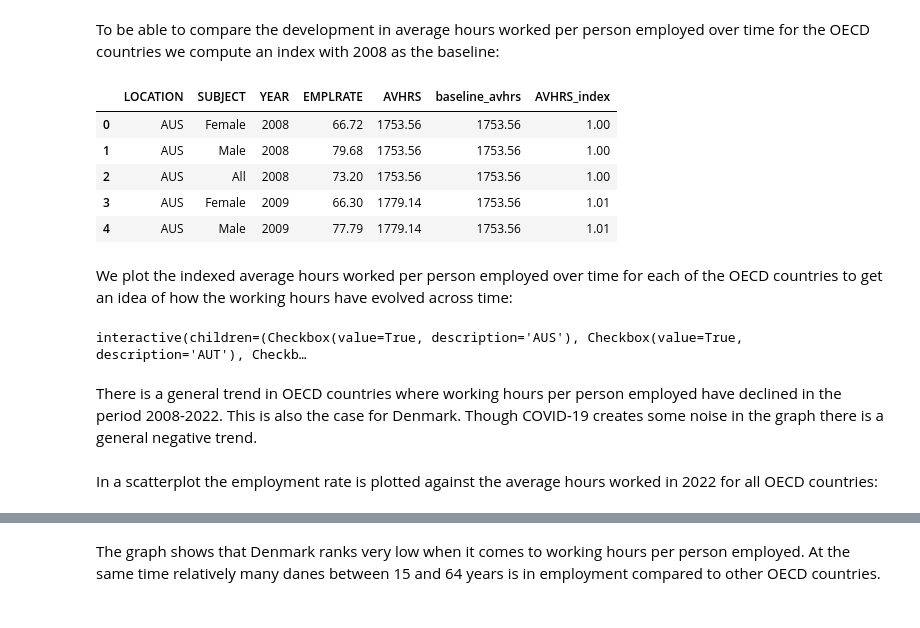
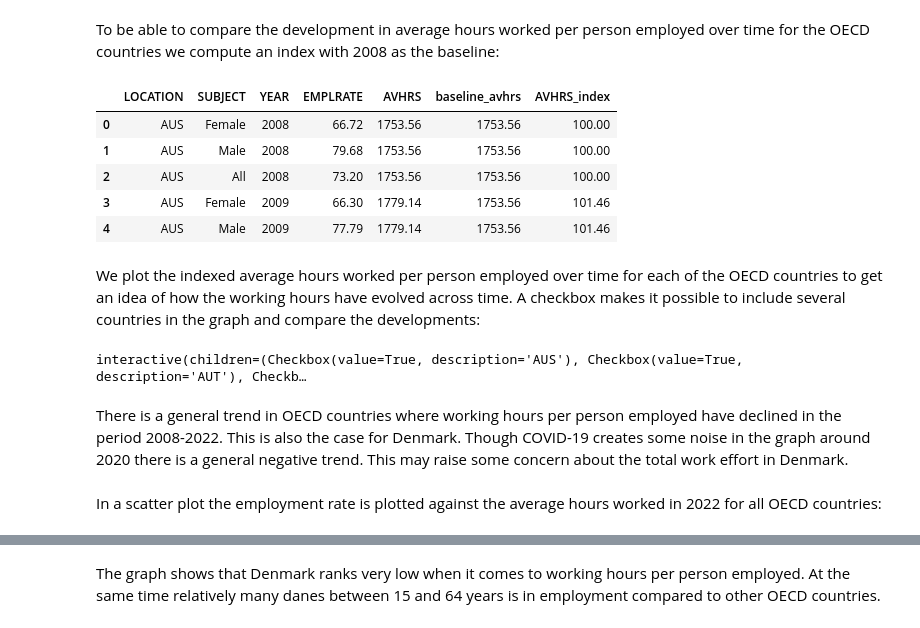
Before and after one commit to NumEconCopenhagen/projects-2024-clara-og-theis, a Jupyter notebook: dataproject/dataproject (rettet).ipynb, the cells around one changed output, grey strips where cells are left out. Cells and saved outputs as stored; diff of their text form; code cells hidden in the pictures.

```diff
--- a/dataproject/dataproject (rettet).ipynb
+++ b/dataproject/dataproject (rettet).ipynb
@@ -142,47 +142,25 @@ data_merged
 ## <a id='toc5_'></a>[4. Analysis](#toc0_)
 # %% [markdown]
 To be able to compare the development in average hours worked per person employed over time for the OECD countries we compute an index with 2008 as the baseline:
-# %%
-# Create the baseline and add it as a column to the dataset
-baseline_avhrs_2008 = data_merged[data_merged['YEAR'] == '2008'].groupby('LOCATION')['AVHRS'].first()
-data_merged['baseline_avhrs'] = data_merged['LOCATION'].map(baseline_avhrs_2008)
-
-# Add a column which is the index
-data_merged['AVHRS_index'] = data_merged['AVHRS'] / data_merged['baseline_avhrs']
-
-data_merged.head()
-# %% [output]
-|  | LOCATION | SUBJECT | YEAR | EMPLRATE | AVHRS | baseline_avhrs | AVHRS_index |
-| 0 | AUS | Female | 2008 | 66.72 | 1753.56 | 1753.56 | 1.00 |
-| 1 | AUS | Male | 2008 | 79.68 | 1753.56 | 1753.56 | 1.00 |
-| 2 | AUS | All | 2008 | 73.20 | 1753.56 | 1753.56 | 1.00 |
-| 3 | AUS | Female | 2009 | 66.30 | 1779.14 | 1753.56 | 1.01 |
-| 4 | AUS | Male | 2009 | 77.79 | 1779.14 | 1753.56 | 1.01 |
+# %%
+# Create an index for average hours worked per person employed
+dataproject.index(data_merged)
+data_merged.head()
+# %% [output]
+|  | LOCATION | SUBJECT | YEAR | EMPLRATE | AVHRS | baseline_avhrs | AVHRS_index |
+| 0 | AUS | Female | 2008 | 66.72 | 1753.56 | 1753.56 | 100.00 |
+| 1 | AUS | Male | 2008 | 79.68 | 1753.56 | 1753.56 | 100.00 |
+| 2 | AUS | All | 2008 | 73.20 | 1753.56 | 1753.56 | 100.00 |
+| 3 | AUS | Female | 2009 | 66.30 | 1779.14 | 1753.56 | 101.46 |
+| 4 | AUS | Male | 2009 | 77.79 | 1779.14 | 1753.56 | 101.46 |
 # %% [markdown]
-We plot the indexed average hours worked per person employed over time for each of the OECD countries to get an idea of how the working hours have evolved across time:
+We plot the indexed average hours worked per person employed over time for each of the OECD countries to get an idea of how the working hours have evolved across time. A checkbox makes it possible to include several countries in the graph and compare the developments:
-# %%
-def time_plot(**kwargs):
-    selected_locations = [location for location, value in kwargs.items() if value]
-    fig = plt.figure(figsize=(10, 6))
-    ax = fig.add_subplot(1, 1, 1)
-    for location in selected_locations:
-        ax.plot(data_merged[(data_merged['LOCATION'] == location) & (data_merged['SUBJECT'] == 'All')]['YEAR'],
-                data_merged[(data_merged['LOCATION'] == location) & (data_merged['SUBJECT'] == 'All')]['AVHRS_index'],
-                label=location)
-    ax.set_xlabel('Year')
-    ax.set_ylabel('Indexed average hours worked per person employed')
-    ax.set_title('Indexed average hours worked per person employed across time')
-    ax.legend()
-    plt.show()
-
-# Create checkboxes for selecting LOCATION
-locations_checkbox = {location: widgets.Checkbox(value=(location == 'DNK' or i < 3), description=location) for i, location in enumerate(data_merged['LOCATION'].unique())}
-
-# Define interactive widget to update plot based on checkbox selection
-widgets.interactive(time_plot, **locations_checkbox)
-# %% [output]
-interactive(children=(Checkbox(value=True, description='AUS'), Checkbox(value=True, description='AUT'), Checkb…
+# %%
+# Plot indexed average working hours across time
+dataproject.plotacrosstime(data_merged)
+# %% [output]
+interactive(children=(Checkbox(value=True, description='AUS'), Checkbox(value=True, description='AUT'), Checkb…
 # %% [markdown]
-There is a general trend in OECD countries where working hours per person employed have declined in the period 2008-2022. This is also the case for Denmark. Though COVID-19 creates some noise in the graph there is a general negative trend.
+There is a general trend in OECD countries where working hours per person employed have declined in the period 2008-2022. This is also the case for Denmark. Though COVID-19 creates some noise in the graph around 2020 there is a general negative trend. This may raise some concern about the total work effort in Denmark.
 # %% [markdown]
-In a scatterplot the employment rate is plotted against the average hours worked in 2022 for all OECD countries:
+In a scatter plot the employment rate is plotted against the average hours worked in 2022 for all OECD countries:
```
Also changed, not shown: parts of 17 cells of this notebook, 4 other files.
